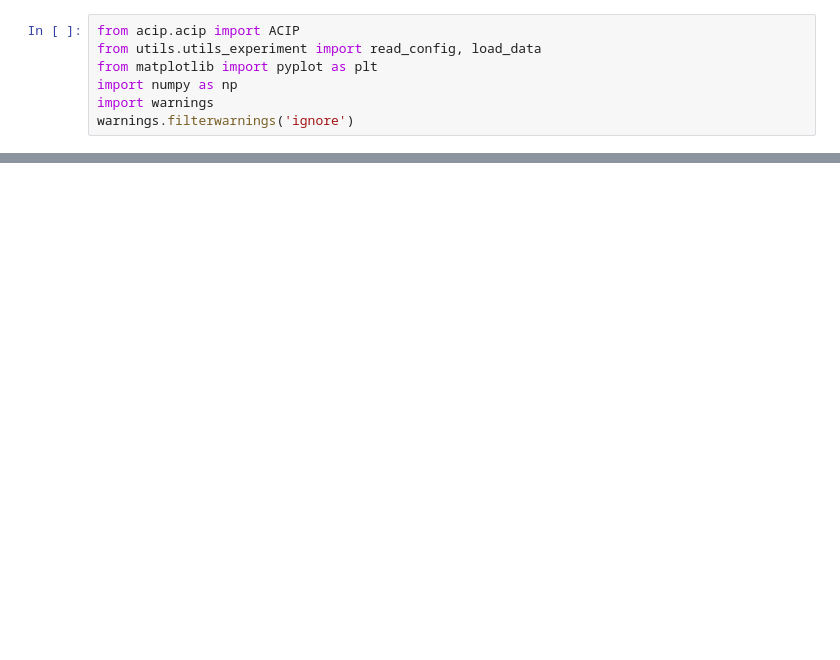
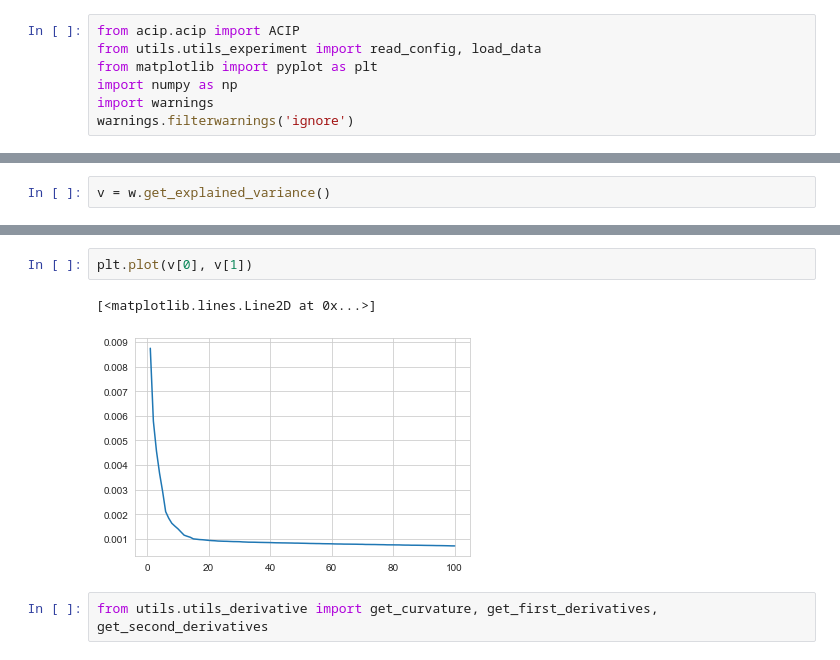
Before and after one commit to ferrocactus/cellar, a Jupyter notebook: notebooks/main.ipynb, the cells around one changed output, grey strips where cells are left out. Drawn from its saved outputs; the diff is of its cells as text; blank space fills up the shorter version.

```diff
--- a/notebooks/main.ipynb
+++ b/notebooks/main.ipynb
@@ -29,0 +13,2 @@ w.plot("top_markers")
+# %%
+v = w.get_explained_variance()
@@ -29,0 +33,7 @@ w.plot("top_markers")
+# %%
+plt.plot(v[0], v[1])
+# %% [output]
+[<matplotlib.lines.Line2D at 0x...>]
+[figure, added]
+# %%
+from utils.utils_derivative import get_curvature, get_first_derivatives, get_second_derivatives
```
Also changed, not shown: parts of 4 cells of this notebook, 5 other files.
